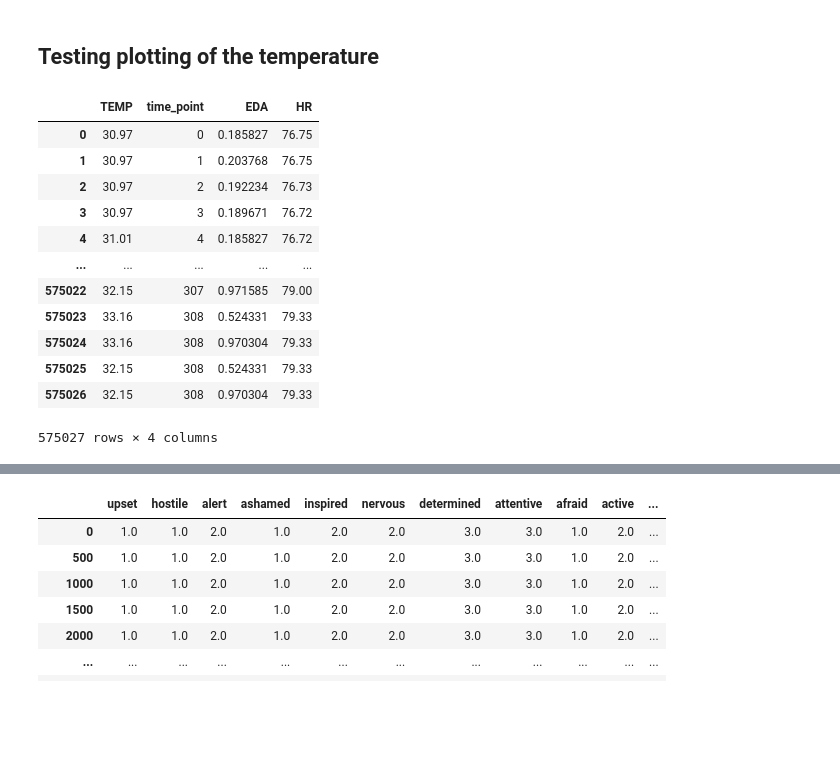
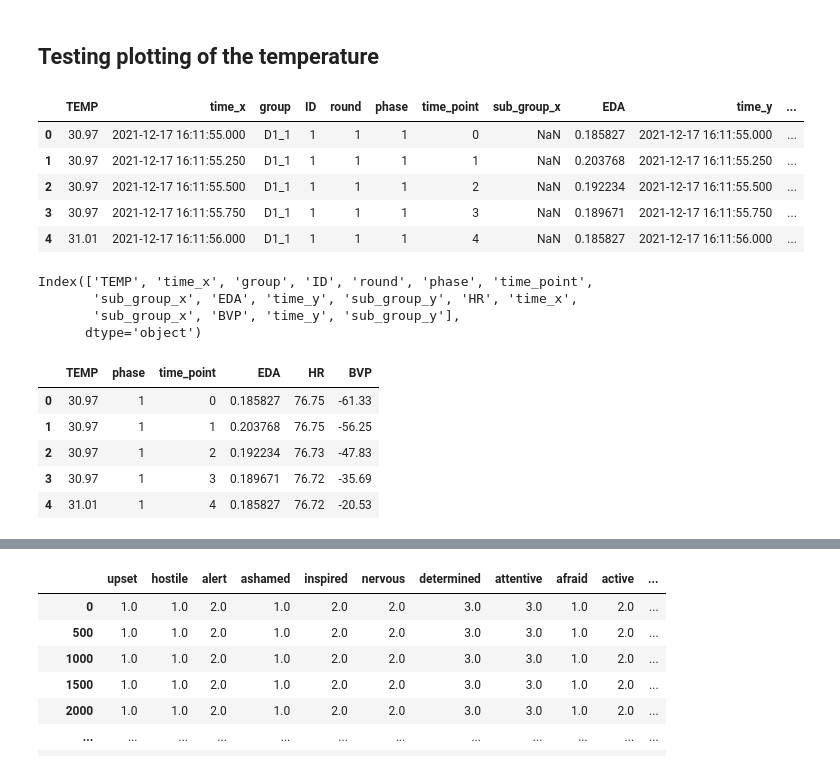
Before and after one commit to s180820/02582-Case2, a Jupyter notebook: response_exploration.ipynb, the cells around one changed output, grey strips where cells are left out. Cells and saved outputs as stored; diff of their text form; code cells hidden in the pictures; blank space fills up the shorter version.

```diff
--- a/response_exploration.ipynb
+++ b/response_exploration.ipynb
@@ -65,24 +69,12 @@ df_response = build_dataframe("response")
 # %%
 #create a combined dataframe containing the temperature, EDA and HR data and combine on group, ID, round, phase and remove time_point
 df_combined = pd.merge(df_temp, df_EDA, on=['group', 'ID', 'round', 'phase', 'time_point'])
 df_combined = pd.merge(df_combined, df_HR, on=['group', 'ID', 'round', 'phase', 'time_point'])
-df_combined.drop(columns=['time_x', 'time_y', 'time', 'sub_group', 'sub_group_x', 'sub_group_y', 'ID', 'group', 'round', 'phase', ], inplace=True)
-#get dummies
-#df_combined = pd.get_dummies(df_combined, columns=['group', 'phase'])
-#remove duplicates
-#df_combined.drop_duplicates(inplace=True)
-df_combined
+df_combined.head()
 # %% [output]
-|  | TEMP | time_point | EDA | HR |
-| 0 | 30.97 | 0 | 0.185827 | 76.75 |
-| 1 | 30.97 | 1 | 0.203768 | 76.75 |
-| 2 | 30.97 | 2 | 0.192234 | 76.73 |
-| 3 | 30.97 | 3 | 0.189671 | 76.72 |
-| 4 | 31.01 | 4 | 0.185827 | 76.72 |
-| ... | ... | ... | ... | ... |
-| 575022 | 32.15 | 307 | 0.971585 | 79.00 |
-| 575023 | 33.16 | 308 | 0.524331 | 79.33 |
-| 575024 | 33.16 | 308 | 0.970304 | 79.33 |
-| 575025 | 32.15 | 308 | 0.524331 | 79.33 |
-| 575026 | 32.15 | 308 | 0.970304 | 79.33 |
+|  | TEMP | time_x | group | ID | round | phase | time_point | sub_group_x | EDA | time_y | ... |
+| 0 | 30.97 | 2021-12-17 16:11:55.000 | D1_1 | 1 | 1 | 1 | 0 | NaN | 0.185827 | 2021-12-17 16:11:55.000 | ... |
+| 1 | 30.97 | 2021-12-17 16:11:55.250 | D1_1 | 1 | 1 | 1 | 1 | NaN | 0.203768 | 2021-12-17 16:11:55.250 | ... |
+| 2 | 30.97 | 2021-12-17 16:11:55.500 | D1_1 | 1 | 1 | 1 | 2 | NaN | 0.192234 | 2021-12-17 16:11:55.500 | ... |
+| 3 | 30.97 | 2021-12-17 16:11:55.750 | D1_1 | 1 | 1 | 1 | 3 | NaN | 0.189671 | 2021-12-17 16:11:55.750 | ... |
+| 4 | 31.01 | 2021-12-17 16:11:56.000 | D1_1 | 1 | 1 | 1 | 4 | NaN | 0.185827 | 2021-12-17 16:11:56.000 | ... |
-575027 rows × 4 columns
@@ -89,3 +83,28 @@ df_combined
+# %%
+df_combined.columns
+# %% [output]
+Index(['TEMP', 'time_x', 'group', 'ID', 'round', 'phase', 'time_point',
+       'sub_group_x', 'EDA', 'time_y', 'sub_group_y', 'HR', 'time_x',
+       'sub_group_x', 'BVP', 'time_y', 'sub_group_y'],
+      dtype='object')
+# %%
+
+
+df_combined.drop(columns=['time_x', 'group', 'ID', 'round',
+       'sub_group_x',  'time_y', 'sub_group_y',  'time_x',
+       'sub_group_x',  'time_y', 'sub_group_y'], inplace=True)
+#get dummies
+#df_combined = pd.get_dummies(df_combined, columns=['group', 'phase'])
+#remove duplicates
+#df_combined.drop_duplicates(inplace=True)
+df_combined.head()
+# %% [output]
+|  | TEMP | phase | time_point | EDA | HR | BVP |
+| 0 | 30.97 | 1 | 0 | 0.185827 | 76.75 | -61.33 |
+| 1 | 30.97 | 1 | 1 | 0.203768 | 76.75 | -56.25 |
+| 2 | 30.97 | 1 | 2 | 0.192234 | 76.73 | -47.83 |
+| 3 | 30.97 | 1 | 3 | 0.189671 | 76.72 | -35.69 |
+| 4 | 31.01 | 1 | 4 | 0.185827 | 76.72 | -20.53 |
 # %%
 df_EDA_org = df_EDA.copy()
 df_BVP_org = df_BVP.copy()
```
Also changed, not shown: parts of 51 cells of this notebook.
